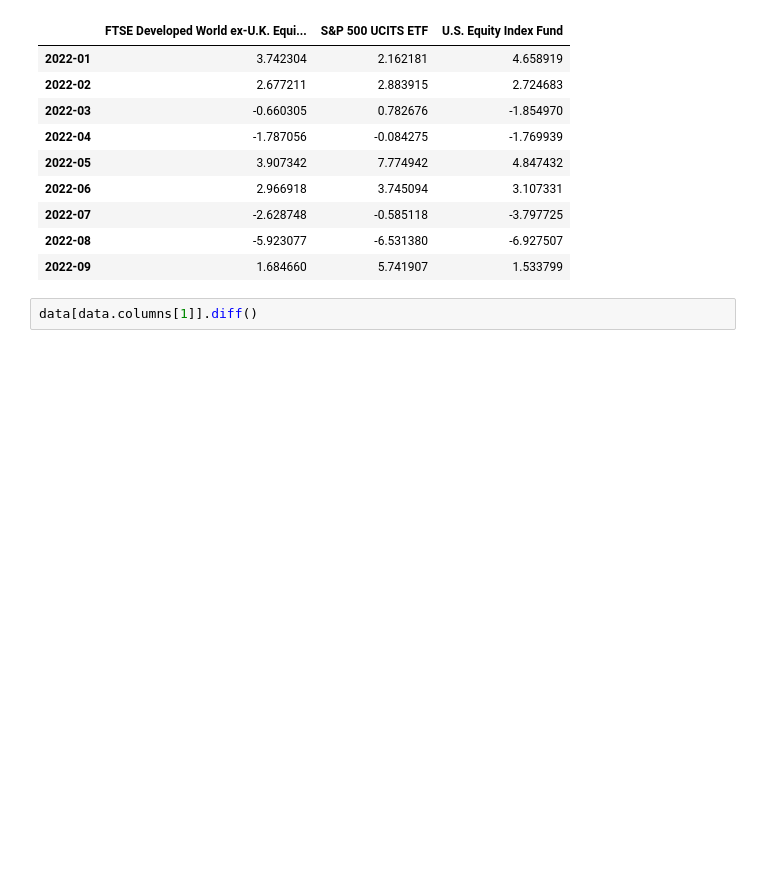
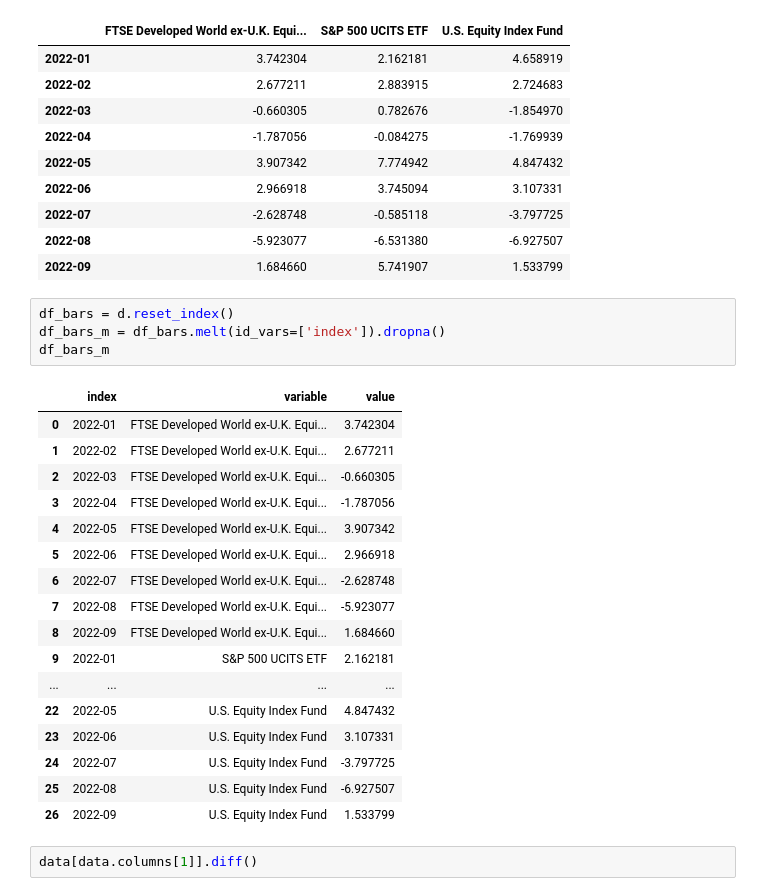
Before and after one commit to weronikazak/Intrinsic_Value, a Jupyter notebook: Vanguard/Plot_Exercises.ipynb, the cells around one changed output. Saved outputs shown, nothing was run; the diff lists cells and outputs as text; blank space fills up the shorter version.

```diff
--- a/Vanguard/Plot_Exercises.ipynb
+++ b/Vanguard/Plot_Exercises.ipynb
@@ -77,6 +77,28 @@ d
 | 2022-07 | -2.628748 | -0.585118 | -3.797725 |
 | 2022-08 | -5.923077 | -6.531380 | -6.927507 |
 | 2022-09 | 1.684660 | 5.741907 | 1.533799 |
+# %%
+df_bars = d.reset_index()
+df_bars_m = df_bars.melt(id_vars=['index']).dropna()
+df_bars_m
+# %% [output]
+|  | index | variable | value |
+| 0 | 2022-01 | FTSE Developed World ex-U.K. Equi... | 3.742304 |
+| 1 | 2022-02 | FTSE Developed World ex-U.K. Equi... | 2.677211 |
+| 2 | 2022-03 | FTSE Developed World ex-U.K. Equi... | -0.660305 |
+| 3 | 2022-04 | FTSE Developed World ex-U.K. Equi... | -1.787056 |
+| 4 | 2022-05 | FTSE Developed World ex-U.K. Equi... | 3.907342 |
+| 5 | 2022-06 | FTSE Developed World ex-U.K. Equi... | 2.966918 |
+| 6 | 2022-07 | FTSE Developed World ex-U.K. Equi... | -2.628748 |
+| 7 | 2022-08 | FTSE Developed World ex-U.K. Equi... | -5.923077 |
+| 8 | 2022-09 | FTSE Developed World ex-U.K. Equi... | 1.684660 |
+| 9 | 2022-01 | S&P 500 UCITS ETF | 2.162181 |
+| ... | ... | ... | ... |
+| 22 | 2022-05 | U.S. Equity Index Fund | 4.847432 |
+| 23 | 2022-06 | U.S. Equity Index Fund | 3.107331 |
+| 24 | 2022-07 | U.S. Equity Index Fund | -3.797725 |
+| 25 | 2022-08 | U.S. Equity Index Fund | -6.927507 |
+| 26 | 2022-09 | U.S. Equity Index Fund | 1.533799 |
 # %%
 data[data.columns[1]].diff()
 # %% [output]
```
Also changed, not shown: 1 other file.
